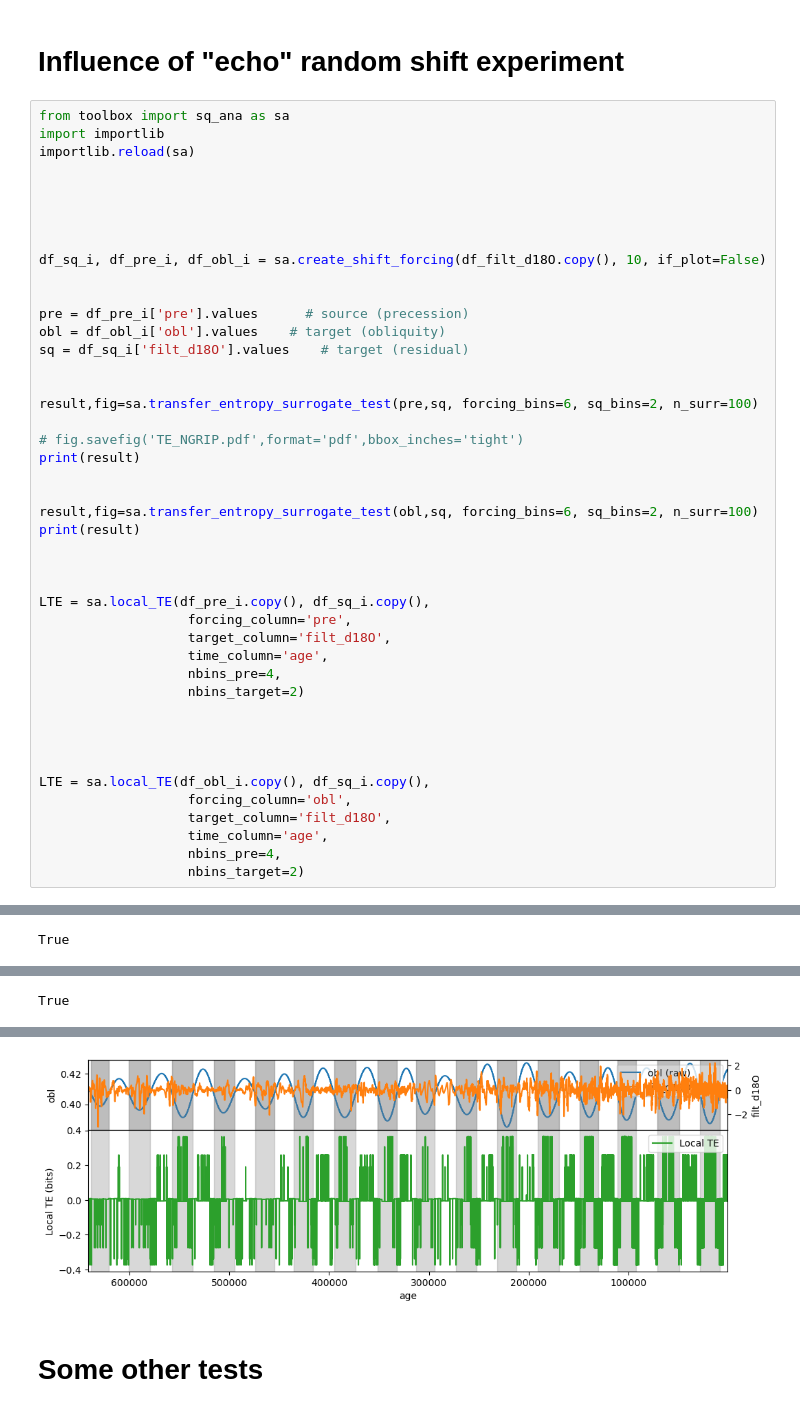
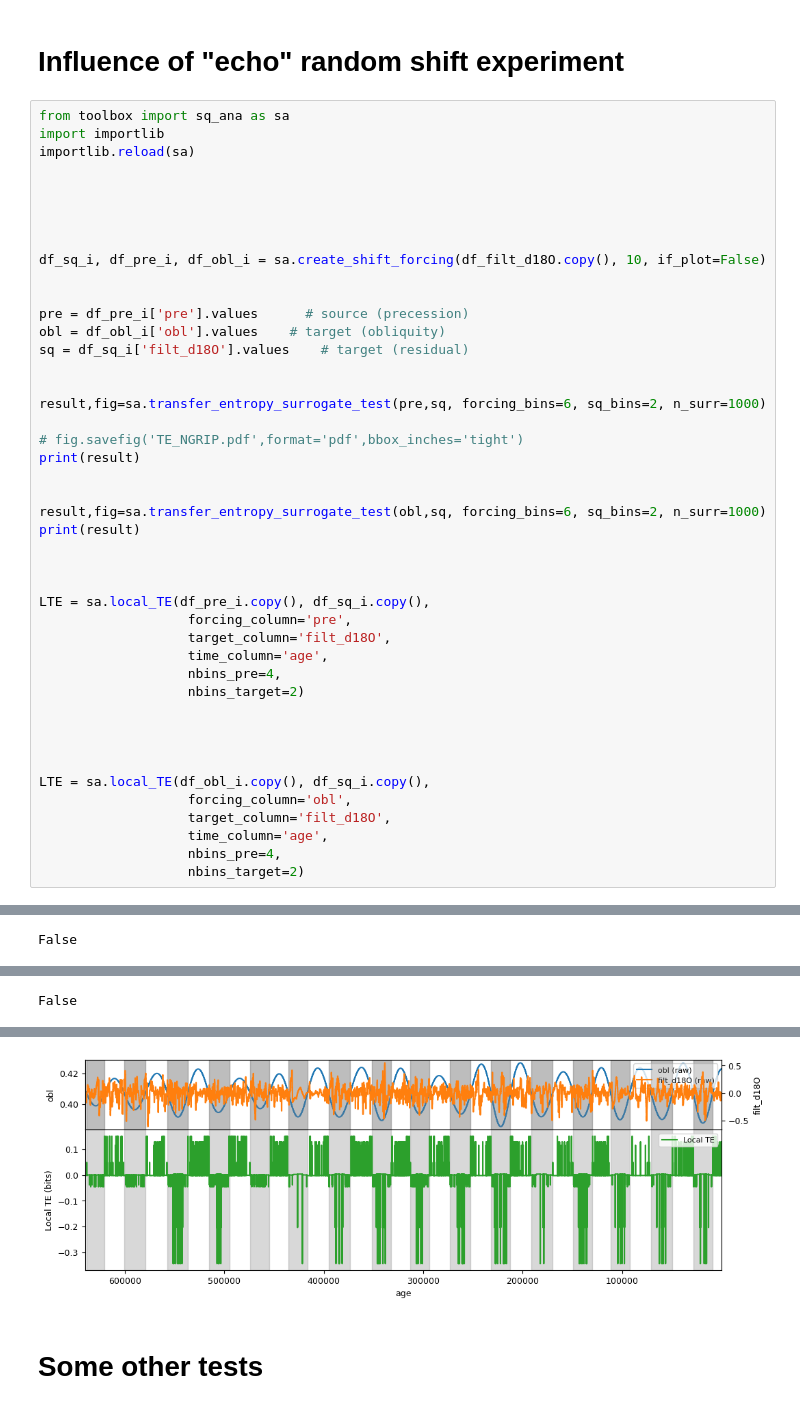
Before and after one commit to Peisong-Zheng/bipolar_seesaw_CCM, a Jupyter notebook: TE_DH_data_d18O.ipynb, the cells around one changed output, grey strips where cells are left out. Drawn from its saved outputs; the diff is of its cells as text.

```diff
--- a/TE_DH_data_d18O.ipynb
+++ b/TE_DH_data_d18O.ipynb
@@ -640,13 +642,13 @@ obl = df_obl_i['obl'].values    # target (obliquity)
 sq = df_sq_i['filt_d18O'].values    # target (residual)
 
 
-result,fig=sa.transfer_entropy_surrogate_test(pre,sq, forcing_bins=6, sq_bins=2, n_surr=100)
+result,fig=sa.transfer_entropy_surrogate_test(pre,sq, forcing_bins=6, sq_bins=2, n_surr=1000)
 
 # fig.savefig('TE_NGRIP.pdf',format='pdf',bbox_inches='tight')
 print(result)
 
 
-result,fig=sa.transfer_entropy_surrogate_test(obl,sq, forcing_bins=6, sq_bins=2, n_surr=100)
+result,fig=sa.transfer_entropy_surrogate_test(obl,sq, forcing_bins=6, sq_bins=2, n_surr=1000)
 print(result)
 
 
@@ -672 +674 @@ LTE = sa.local_TE(df_obl_i.copy(), df_sq_i.copy(),
-True
+False
@@ -674 +676 @@ True
-True
+False
@@ -676,4 +678,4 @@ True
-[figure, old version]
+[figure, new version]
 # %% [markdown]
 # Some other tests
 # %% [markdown]
```
Also changed, not shown: parts of 5 cells of this notebook, 4 other files.
